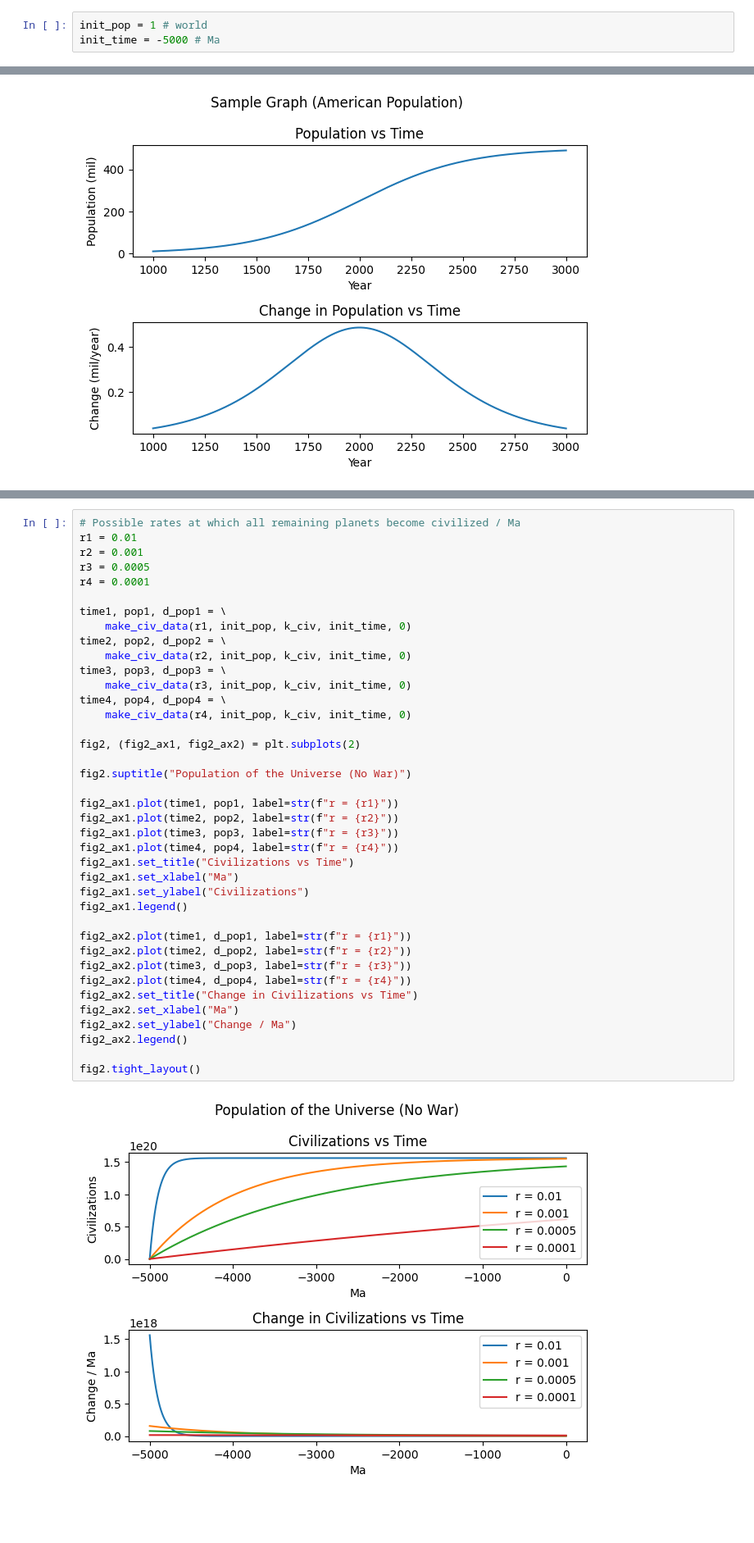
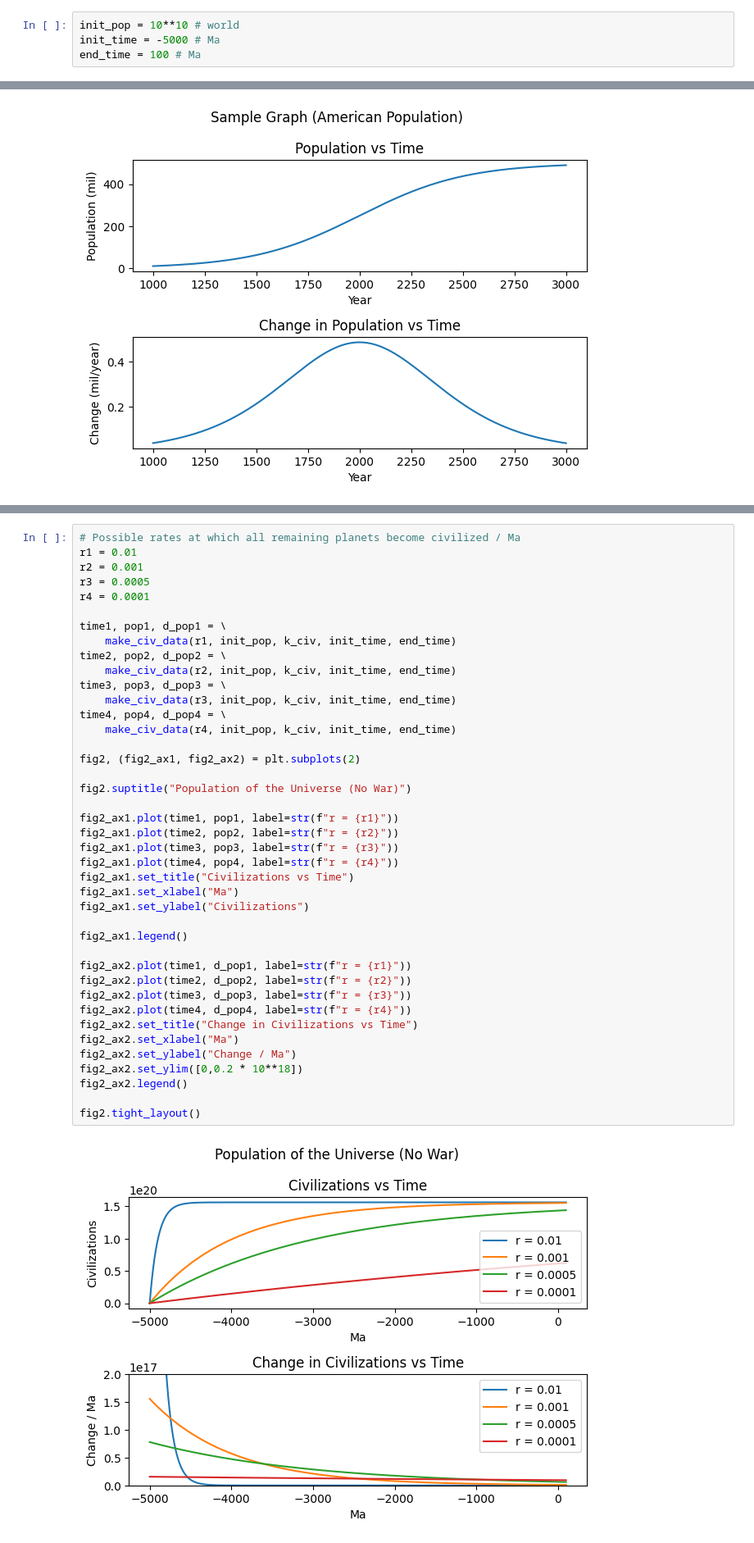
Before and after one commit to ihsotas0/Interfaced, a Jupyter notebook: worldbuilding/pickerism.model.ipynb, the cells around one changed output, grey strips where cells are left out. Shown at 82% size. Drawn from its saved outputs; the diff is of its cells as text; blank space fills up the shorter version.

```diff
--- a/worldbuilding/pickerism.model.ipynb
+++ b/worldbuilding/pickerism.model.ipynb
@@ -88,6 +89,7 @@ has no effect 5 billion years later on the population.
 # %%
-init_pop = 1 # world
+init_pop = 10**10 # world
 init_time = -5000 # Ma
+end_time = 100 # Ma
 # %% [markdown]
 Modelling the population of the Universe is the first step to calculating Picker
 times and other things. The standard equation for population dynamics is this
@@ -288,39 +292,41 @@ r3 = 0.0005
 r4 = 0.0001
 
 time1, pop1, d_pop1 = \
-    make_civ_data(r1, init_pop, k_civ, init_time, 0)
+    make_civ_data(r1, init_pop, k_civ, init_time, end_time)
 time2, pop2, d_pop2 = \
-    make_civ_data(r2, init_pop, k_civ, init_time, 0)
+    make_civ_data(r2, init_pop, k_civ, init_time, end_time)
 time3, pop3, d_pop3 = \
-    make_civ_data(r3, init_pop, k_civ, init_time, 0)
+    make_civ_data(r3, init_pop, k_civ, init_time, end_time)
 time4, pop4, d_pop4 = \
-    make_civ_data(r4, init_pop, k_civ, init_time, 0)
+    make_civ_data(r4, init_pop, k_civ, init_time, end_time)
 
 fig2, (fig2_ax1, fig2_ax2) = plt.subplots(2)
 
 fig2.suptitle("Population of the Universe (No War)")
 
 fig2_ax1.plot(time1, pop1, label=str(f"r = {r1}"))
 fig2_ax1.plot(time2, pop2, label=str(f"r = {r2}"))
 fig2_ax1.plot(time3, pop3, label=str(f"r = {r3}"))
 fig2_ax1.plot(time4, pop4, label=str(f"r = {r4}"))
 fig2_ax1.set_title("Civilizations vs Time")
 fig2_ax1.set_xlabel("Ma")
 fig2_ax1.set_ylabel("Civilizations")
+
 fig2_ax1.legend()
 
 fig2_ax2.plot(time1, d_pop1, label=str(f"r = {r1}"))
 fig2_ax2.plot(time2, d_pop2, label=str(f"r = {r2}"))
 fig2_ax2.plot(time3, d_pop3, label=str(f"r = {r3}"))
 fig2_ax2.plot(time4, d_pop4, label=str(f"r = {r4}"))
 fig2_ax2.set_title("Change in Civilizations vs Time")
 fig2_ax2.set_xlabel("Ma")
 fig2_ax2.set_ylabel("Change / Ma")
+fig2_ax2.set_ylim([0,0.2 * 10**18])
 fig2_ax2.legend()
 
 fig2.tight_layout()
 # %% [output]
-[figure, old version]
+[figure, new version]
 # %% [markdown]
 The best of these seems to be $r=0.001$, so from here on, the rate at which
 planets become civilizations per million years is 0.1%. Now, to calculate Picker
```
Also changed, not shown: parts of 20 cells of this notebook, 1 other file.
